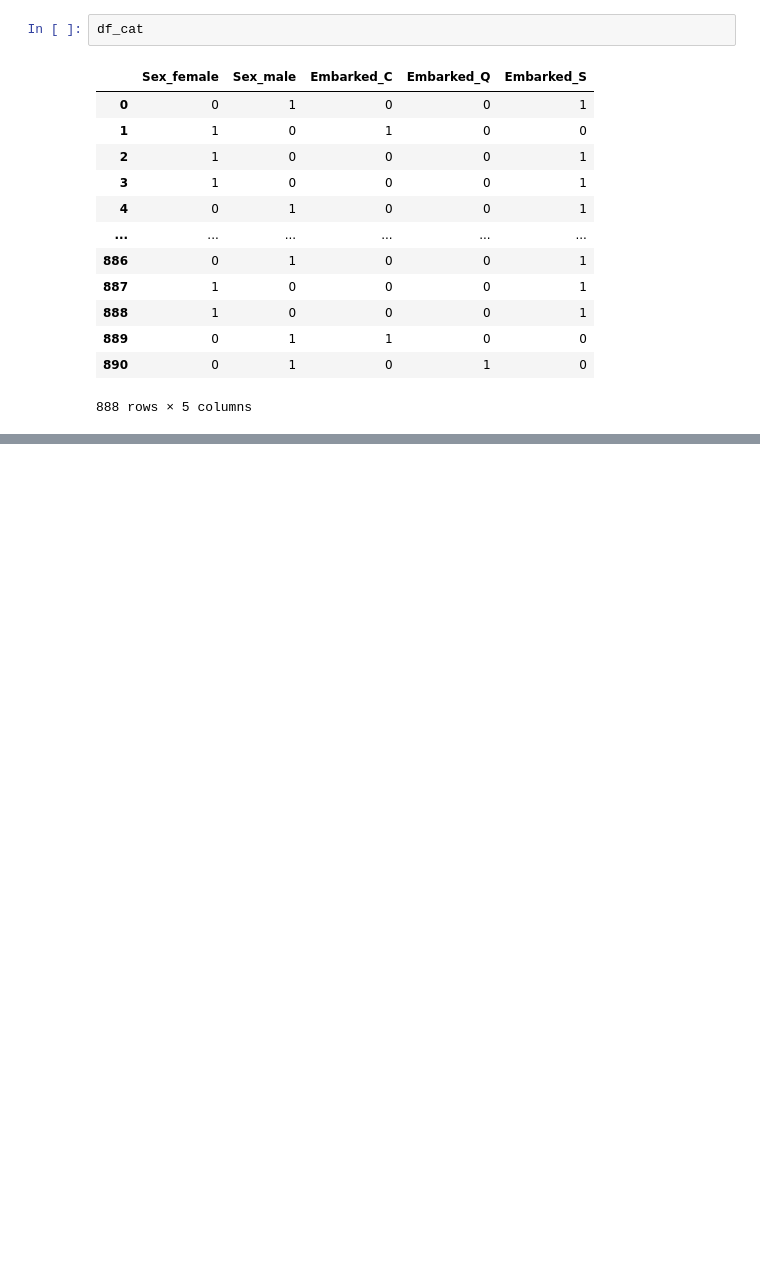
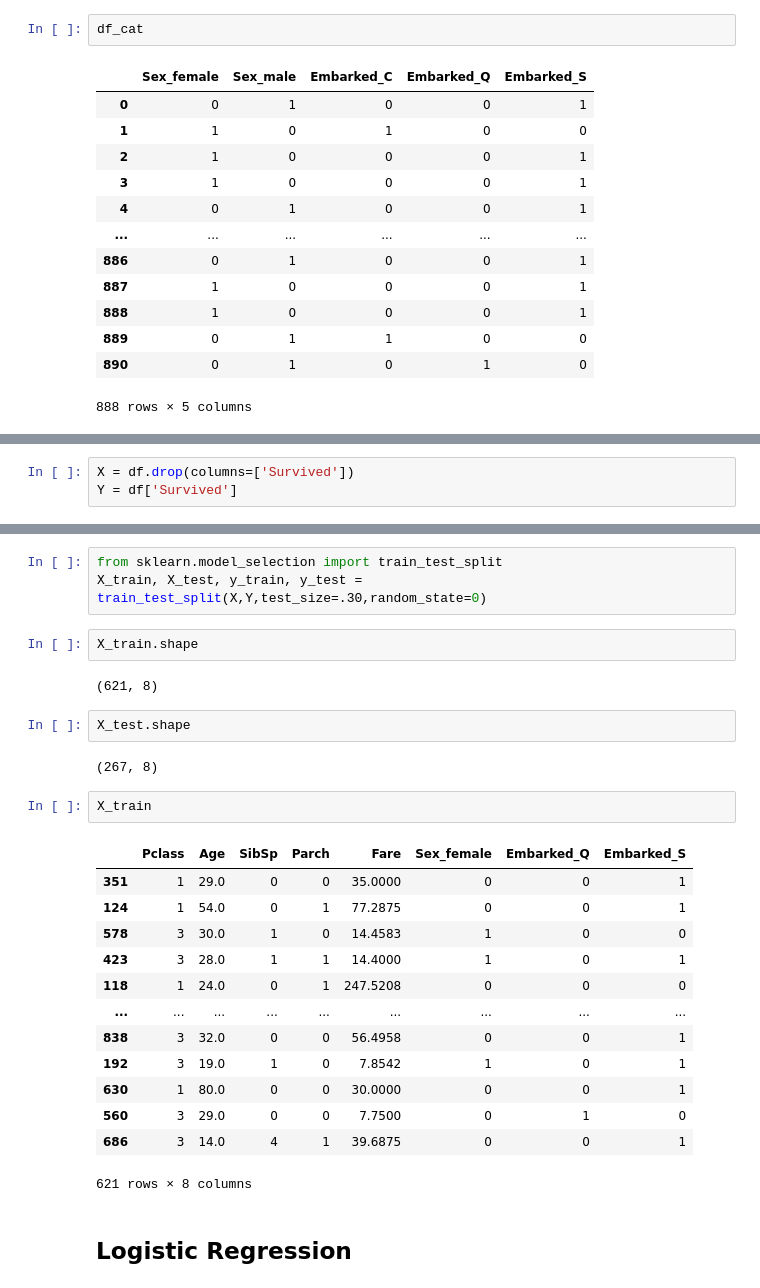
Before and after one commit to IBokiy/ML, a Jupyter notebook: titanic_problem.ipynb, the cells around one changed output, grey strips where cells are left out. Cells and saved outputs as stored; diff of their text form; blank space fills up the shorter version.

```diff
--- a/titanic_problem.ipynb
+++ b/titanic_problem.ipynb
@@ -455,0 +503,3 @@ df_cat
+# %%
+X = df.drop(columns=['Survived'])
+Y = df['Survived']
@@ -455,0 +521,29 @@ df_cat
+# %%
+from sklearn.model_selection import train_test_split
+X_train, X_test, y_train, y_test = train_test_split(X,Y,test_size=.30,random_state=0)
+# %%
+X_train.shape
+# %% [output]
+(621, 8)
+# %%
+X_test.shape
+# %% [output]
+(267, 8)
+# %%
+X_train
+# %% [output]
+|  | Pclass | Age | SibSp | Parch | Fare | Sex_female | Embarked_Q | Embarked_S |
+| 351 | 1 | 29.0 | 0 | 0 | 35.0000 | 0 | 0 | 1 |
+| 124 | 1 | 54.0 | 0 | 1 | 77.2875 | 0 | 0 | 1 |
+| 578 | 3 | 30.0 | 1 | 0 | 14.4583 | 1 | 0 | 0 |
+| 423 | 3 | 28.0 | 1 | 1 | 14.4000 | 1 | 0 | 1 |
+| 118 | 1 | 24.0 | 0 | 1 | 247.5208 | 0 | 0 | 0 |
+| ... | ... | ... | ... | ... | ... | ... | ... | ... |
+| 838 | 3 | 32.0 | 0 | 0 | 56.4958 | 0 | 0 | 1 |
+| 192 | 3 | 19.0 | 1 | 0 | 7.8542 | 1 | 0 | 1 |
+| 630 | 1 | 80.0 | 0 | 0 | 30.0000 | 0 | 0 | 1 |
+| 560 | 3 | 29.0 | 0 | 0 | 7.7500 | 0 | 1 | 0 |
+| 686 | 3 | 14.0 | 4 | 1 | 39.6875 | 0 | 0 | 1 |
+621 rows × 8 columns
+# %% [markdown]
+## Logistic Regression
```
Also changed, not shown: parts of 13 cells of this notebook.
